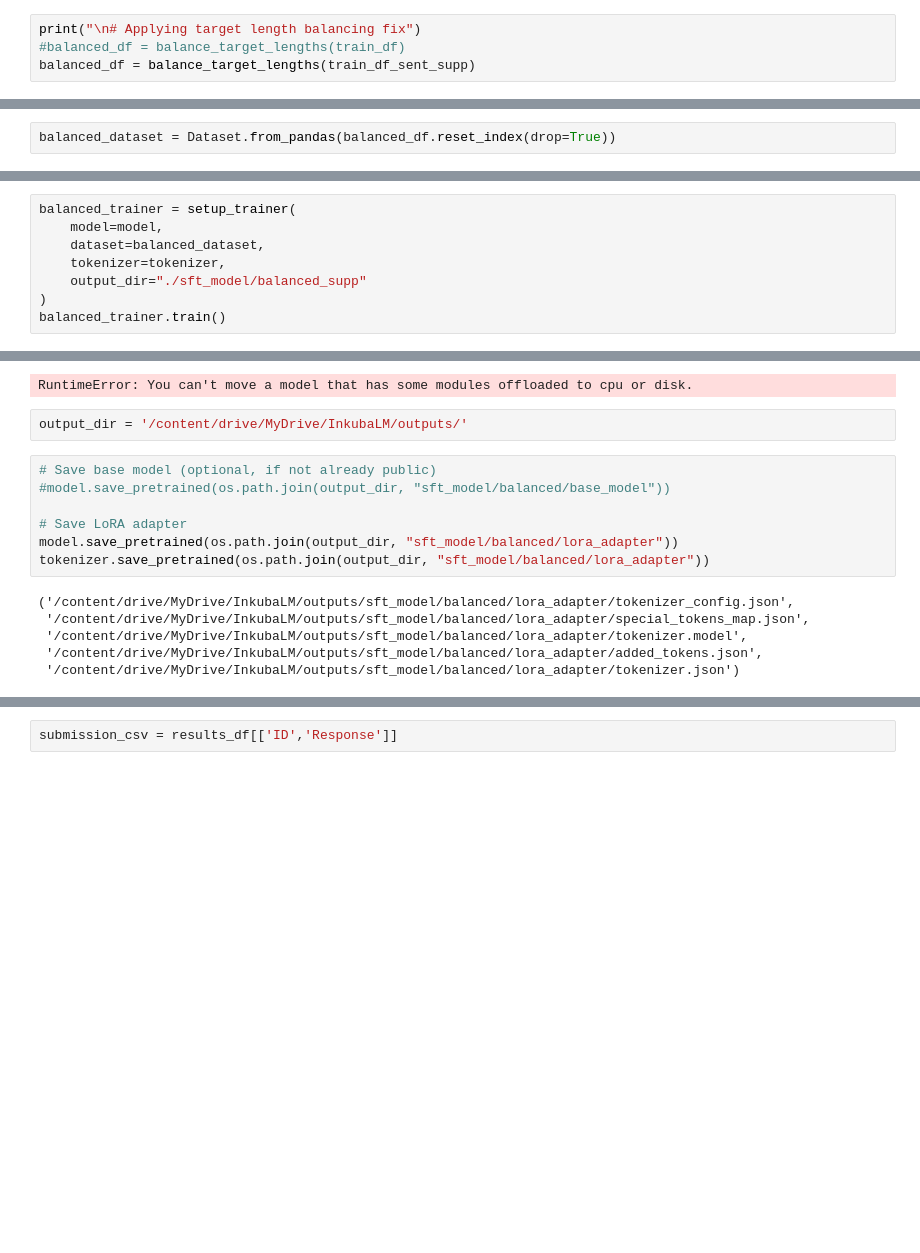
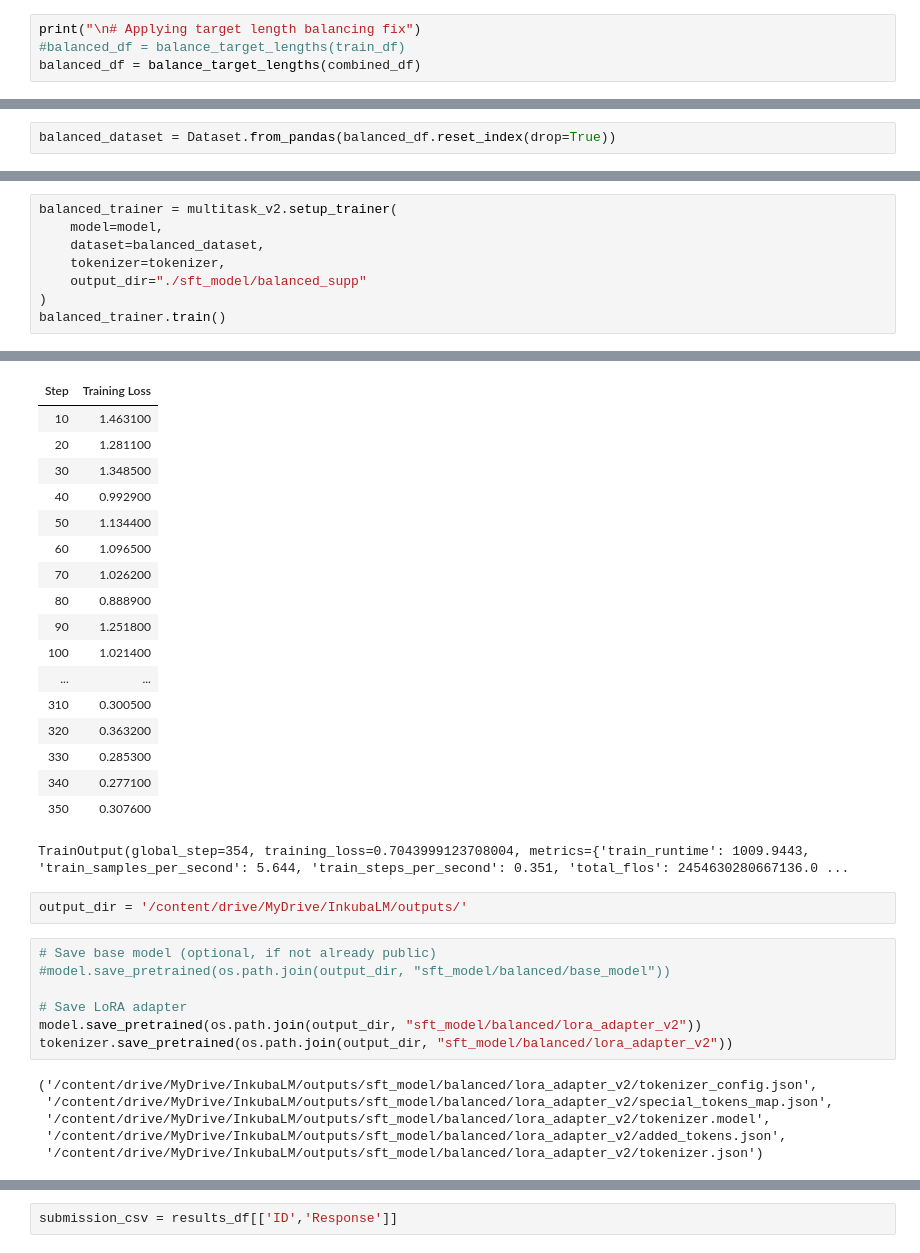
Before and after one commit to melissafasol/InkubaLM-Challenge, a Jupyter notebook: notebooks_EDA/01_QLoRA_baseline.ipynb, the cells around one changed output, grey strips where cells are left out. Drawn from its saved outputs; the diff is of its cells as text; blank space fills up the shorter version.

```diff
--- a/notebooks_EDA/01_QLoRA_baseline.ipynb
+++ b/notebooks_EDA/01_QLoRA_baseline.ipynb
@@ -755,7 +321,7 @@ Name: count, dtype: int64
 # %%
 print("\n# Applying target length balancing fix")
 #balanced_df = balance_target_lengths(train_df)
-balanced_df = balance_target_lengths(train_df_sent_supp)
+balanced_df = balance_target_lengths(combined_df)
 # %% [output]
 # Applying target length balancing fix
 # %%
@@ -774,7 +338,7 @@ Dataset({
     num_rows: 1900
 })
 # %%
-balanced_trainer = setup_trainer(
+balanced_trainer = multitask_v2.setup_trainer(
     model=model,
     dataset=balanced_dataset,
     tokenizer=tokenizer,
@@ -786,4 +350,21 @@ WARNING:accelerate.big_modeling:You shouldn't move a model that is dispatched us
+| Step | Training Loss |
+| 10 | 1.463100 |
+| 20 | 1.281100 |
+| 30 | 1.348500 |
+| 40 | 0.992900 |
+| 50 | 1.134400 |
+| 60 | 1.096500 |
+| 70 | 1.026200 |
+| 80 | 0.888900 |
+| 90 | 1.251800 |
+| 100 | 1.021400 |
+| ... | ... |
+| 310 | 0.300500 |
+| 320 | 0.363200 |
+| 330 | 0.285300 |
+| 340 | 0.277100 |
+| 350 | 0.307600 |
-RuntimeError: You can't move a model that has some modules offloaded to cpu or disk.
+TrainOutput(global_step=354, training_loss=0.7043999123708004, metrics={'train_runtime': 1009.9443, 'train_samples_per_second': 5.644, 'train_steps_per_second': 0.351, 'total_flos': 2454630280667136.0 ...
 # %%
 output_dir = '/content/drive/MyDrive/InkubaLM/outputs/'
 # %%
@@ -791,12 +372,12 @@ output_dir = '/content/drive/MyDrive/InkubaLM/outputs/'
 #model.save_pretrained(os.path.join(output_dir, "sft_model/balanced/base_model"))
 
 # Save LoRA adapter
-model.save_pretrained(os.path.join(output_dir, "sft_model/balanced/lora_adapter"))
-tokenizer.save_pretrained(os.path.join(output_dir, "sft_model/balanced/lora_adapter"))
+model.save_pretrained(os.path.join(output_dir, "sft_model/balanced/lora_adapter_v2"))
+tokenizer.save_pretrained(os.path.join(output_dir, "sft_model/balanced/lora_adapter_v2"))
 # %% [output]
-('/content/drive/MyDrive/InkubaLM/outputs/sft_model/balanced/lora_adapter/tokenizer_config.json',
- '/content/drive/MyDrive/InkubaLM/outputs/sft_model/balanced/lora_adapter/special_tokens_map.json',
- '/content/drive/MyDrive/InkubaLM/outputs/sft_model/balanced/lora_adapter/tokenizer.model',
- '/content/drive/MyDrive/InkubaLM/outputs/sft_model/balanced/lora_adapter/added_tokens.json',
- '/content/drive/MyDrive/InkubaLM/outputs/sft_model/balanced/lora_adapter/tokenizer.json')
+('/content/drive/MyDrive/InkubaLM/outputs/sft_model/balanced/lora_adapter_v2/tokenizer_config.json',
+ '/content/drive/MyDrive/InkubaLM/outputs/sft_model/balanced/lora_adapter_v2/special_tokens_map.json',
+ '/content/drive/MyDrive/InkubaLM/outputs/sft_model/balanced/lora_adapter_v2/tokenizer.model',
+ '/content/drive/MyDrive/InkubaLM/outputs/sft_model/balanced/lora_adapter_v2/added_tokens.json',
+ '/content/drive/MyDrive/InkubaLM/outputs/sft_model/balanced/lora_adapter_v2/tokenizer.json')
 # %%
```
Also changed, not shown: parts of 24 cells of this notebook.
